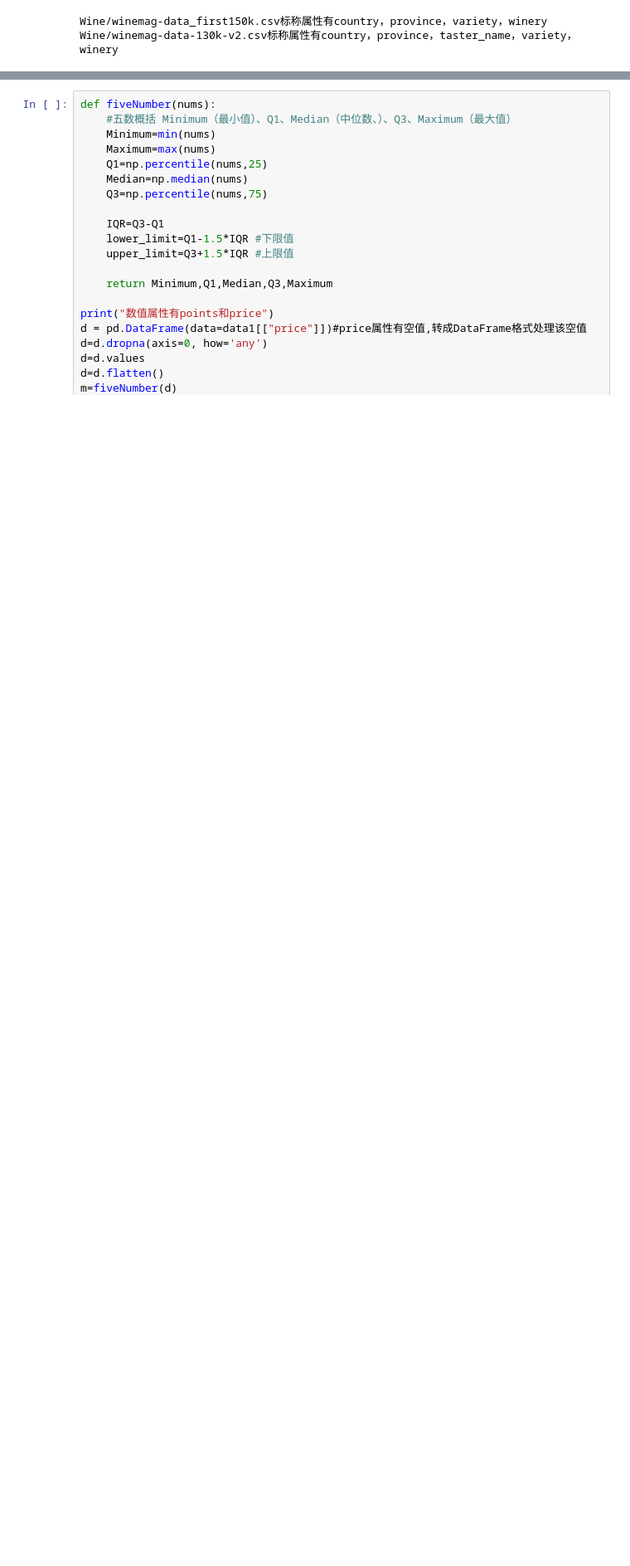
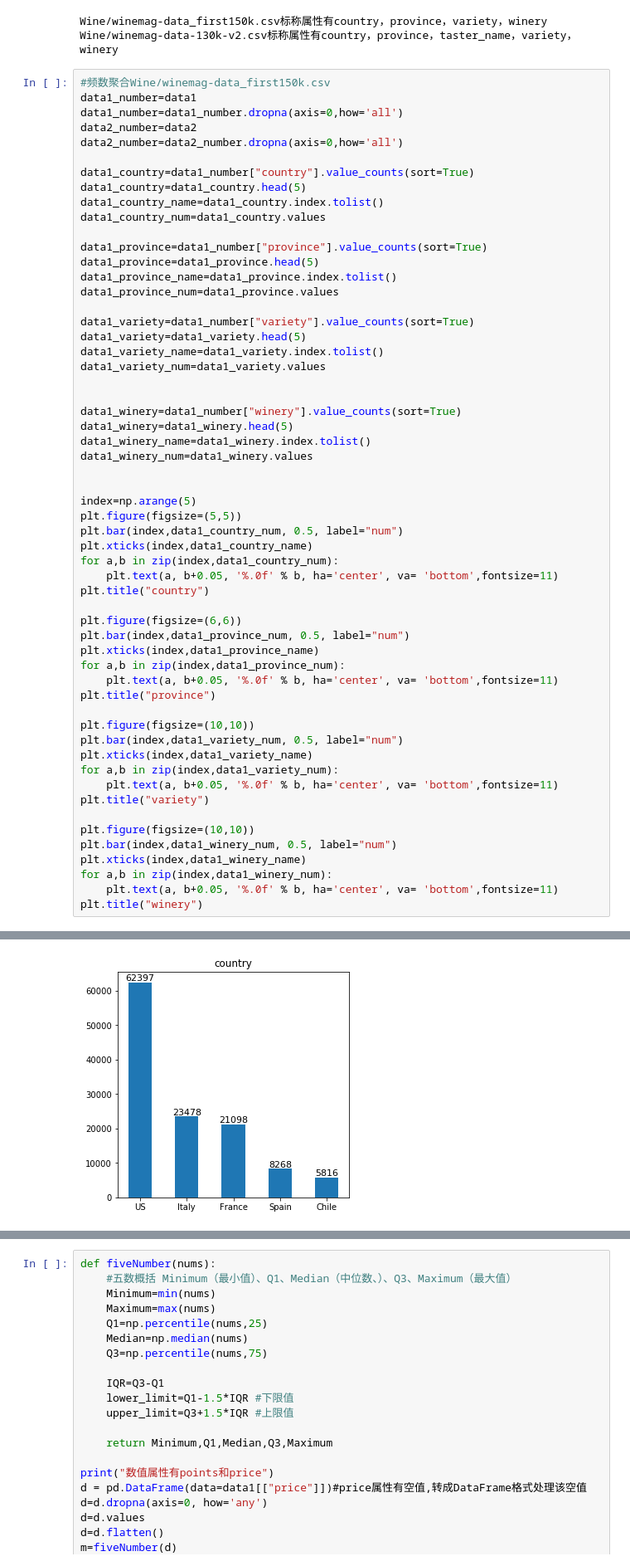
Before and after one commit to ReStartLuke/data-mining-homework1, a Jupyter notebook: wine-reviews.ipynb, the cells around one changed output, grey strips where cells are left out. Shown at 83% size. Drawn from its saved outputs; the diff is of its cells as text; blank space fills up the shorter version.

```diff
--- a/wine-reviews.ipynb
+++ b/wine-reviews.ipynb
@@ -18,3 +18,61 @@ print("Wine/winemag-data-130k-v2.csv标称属性有country，province，taster_n
 # %% [output]
 Wine/winemag-data_first150k.csv标称属性有country，province，variety，winery
 Wine/winemag-data-130k-v2.csv标称属性有country，province，taster_name，variety，winery
+# %%
+#频数聚合Wine/winemag-data_first150k.csv
+data1_number=data1
+data1_number=data1_number.dropna(axis=0,how='all')
+data2_number=data2
+data2_number=data2_number.dropna(axis=0,how='all')
+
+data1_country=data1_number["country"].value_counts(sort=True)
+data1_country=data1_country.head(5)
+data1_country_name=data1_country.index.tolist()
+data1_country_num=data1_country.values
+
+data1_province=data1_number["province"].value_counts(sort=True)
+data1_province=data1_province.head(5)
+data1_province_name=data1_province.index.tolist()
+data1_province_num=data1_province.values
+
+data1_variety=data1_number["variety"].value_counts(sort=True)
+data1_variety=data1_variety.head(5)
+data1_variety_name=data1_variety.index.tolist()
+data1_variety_num=data1_variety.values
+
+
+data1_winery=data1_number["winery"].value_counts(sort=True)
+data1_winery=data1_winery.head(5)
+data1_winery_name=data1_winery.index.tolist()
+data1_winery_num=data1_winery.values
+
+
+index=np.arange(5)
+plt.figure(figsize=(5,5))
+plt.bar(index,data1_country_num, 0.5, label="num")
+plt.xticks(index,data1_country_name)
+for a,b in zip(index,data1_country_num):
+    plt.text(a, b+0.05, '%.0f' % b, ha='center', va= 'bottom',fontsize=11)
+plt.title("country")
+
+plt.figure(figsize=(6,6))
+plt.bar(index,data1_province_num, 0.5, label="num")
+plt.xticks(index,data1_province_name)
+for a,b in zip(index,data1_province_num):
+    plt.text(a, b+0.05, '%.0f' % b, ha='center', va= 'bottom',fontsize=11)
+plt.title("province")
+
+plt.figure(figsize=(10,10))
+plt.bar(index,data1_variety_num, 0.5, label="num")
+plt.xticks(index,data1_variety_name)
+for a,b in zip(index,data1_variety_num):
+    plt.text(a, b+0.05, '%.0f' % b, ha='center', va= 'bottom',fontsize=11)
+plt.title("variety")
+
+plt.figure(figsize=(10,10))
+plt.bar(index,data1_winery_num, 0.5, label="num")
+plt.xticks(index,data1_winery_name)
+for a,b in zip(index,data1_winery_num):
+    plt.text(a, b+0.05, '%.0f' % b, ha='center', va= 'bottom',fontsize=11)
+plt.title("winery")
+# %% [output]
@@ -20,0 +80 @@ Wine/winemag-data-130k-v2.csv标称属性有country，province，taster_name，v
+[figure, added]
```
Also changed, not shown: parts of 3 cells of this notebook, 4 other files.
